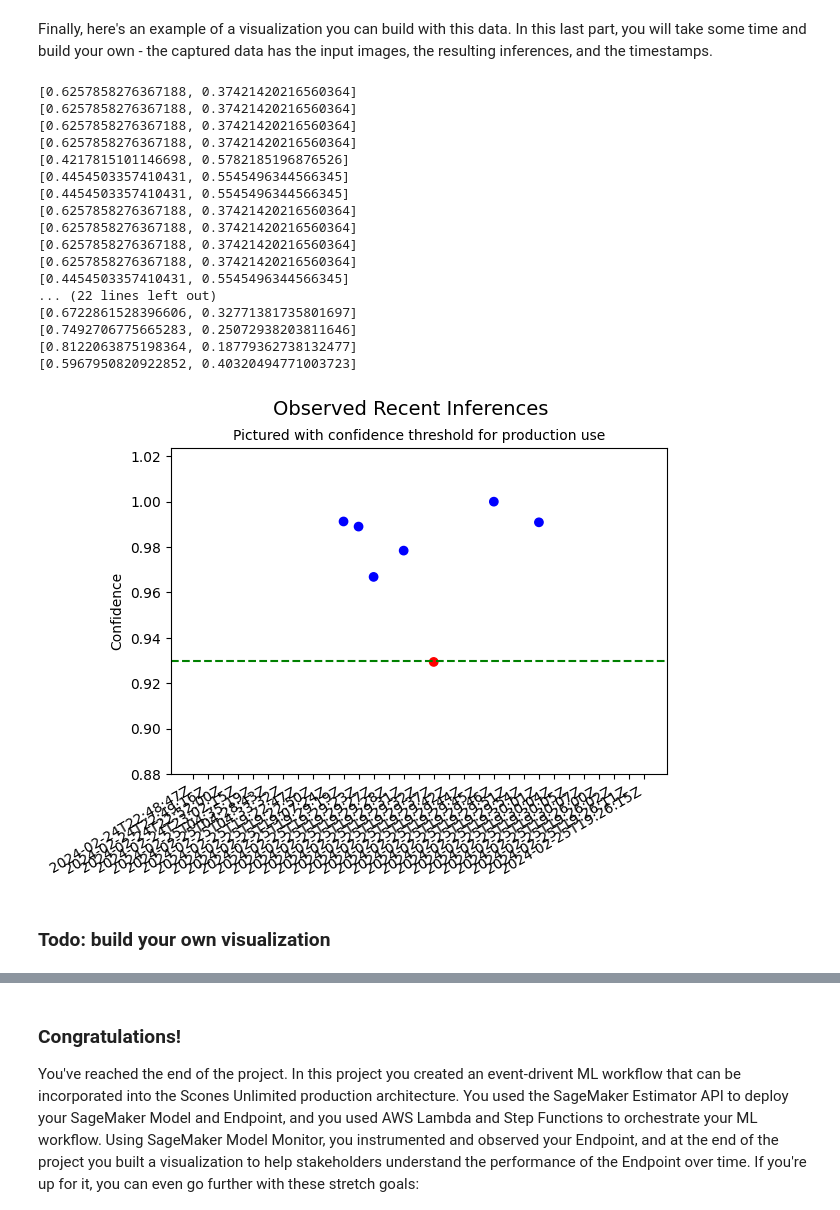
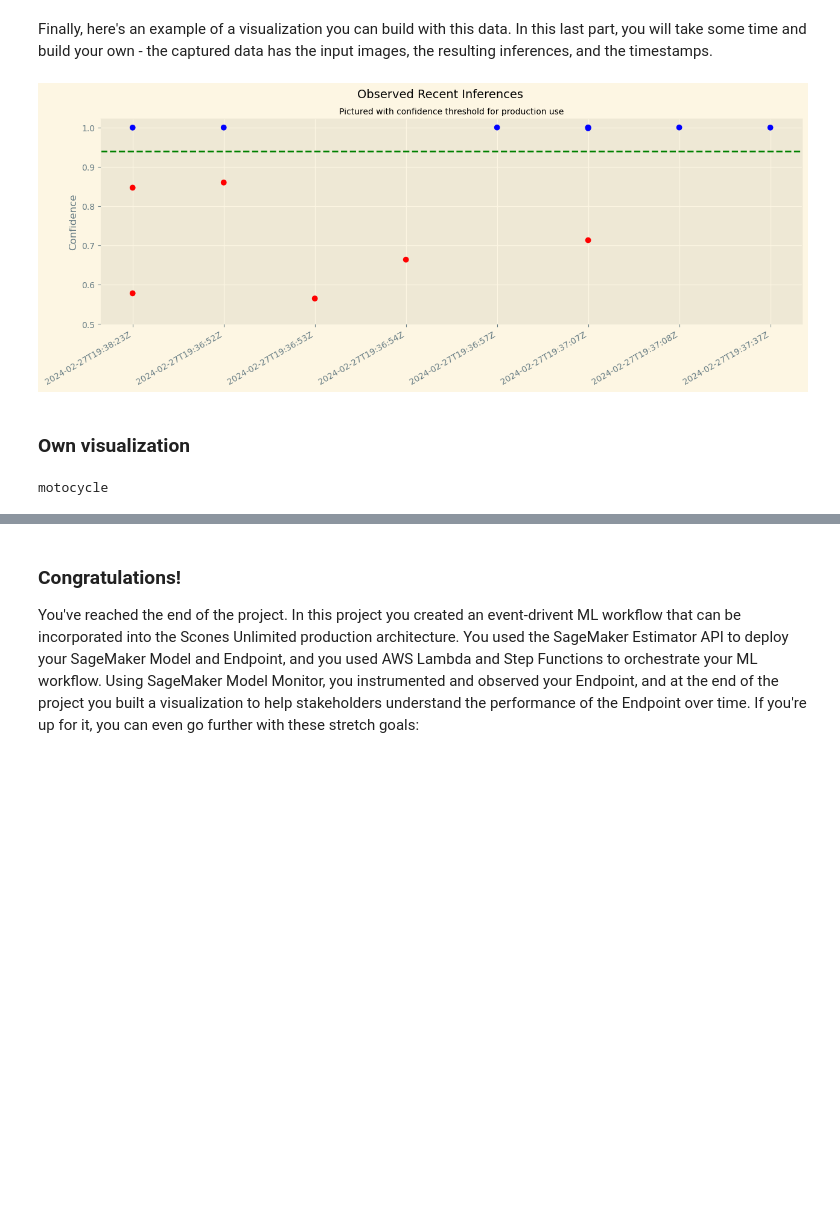
Before and after one commit to emugabi/nd009t-c2-CIFAR-project-submission, a Jupyter notebook: starter.ipynb, the cells around one changed output, grey strips where cells are left out. Saved outputs shown, nothing was run; the diff lists cells and outputs as text; code cells hidden in the pictures; blank space fills up the shorter version.

Commit message:
Submission version 2: custom visuals. Immproved validation accuracy

```diff
--- a/starter.ipynb
+++ b/starter.ipynb
@@ -419,8 +455,8 @@ We can also set a few key hyperparameters and define the inputs for our model:
 # %%
 img_classifier_model.set_hyperparameters(
     image_shape='3,32,32', # TODO: Fill in
-    num_classes=2, # TODO: Fill in
-    num_training_samples= 200# TODO: fill in
+    num_classes=2, #
+    num_training_samples= 1000
 )
 # %% [markdown]
 The `image-classification` image uses four input channels with very specific input parameters. For convenience, we've provided them below:
@@ -524,14 +560,18 @@ In the code snippet below we are going to prepare one of your saved images for p
 # %%
 from sagemaker.serializers import IdentitySerializer
 import base64
+import glob
+import random
 
 predictor.serializer = IdentitySerializer("image/png")
-with open("./test/bicycle_s_001789.png", "rb") as f:
-    payload = f.read()
 
-## TODO: Process the payload with your predictor
+test_files = glob.glob(os.path.join("./test/", '*.png'))
 
-inference = predictor.predict(
-    payload,
-    #{"ContentType": "application/x-image", "Accept": "application/json;verbose"}
-)
+for i in range(0, 10):
+        # Grab any random object key from that folder!
+        obj = random.choice([x for x in test_files])
+
+        with open(obj, "rb") as f:
+            payload = f.read()
+            inference = predictor.predict(payload)
+            print(f"{obj} => {inference}")
@@ -806,7 +863,8 @@ The data should now be a list of dictionaries, with significant nesting. We'll g
 def simple_getter(obj):
     inferences = obj["captureData"]["endpointOutput"]["data"]
     timestamp = obj["eventMetadata"]["inferenceTime"]
-    return json.loads(inferences), timestamp
+    b64 = obj["captureData"]["endpointInput"]["data"]
+    return json.loads(inferences), timestamp, b64
 
 #simple_getter(json_data[0])
 # %%
@@ -830,47 +886,51 @@ Finally, here's an example of a visualization you can build with this data. In t
 # %%
 import matplotlib.pyplot as plt
 
 # Populate the data for the x and y axis
 x = []
 y = []
 for obj in json_data_from_file:
-    inference, timestamp = simple_getter(obj)
-    print(inference)
+    inference, timestamp, b64 = simple_getter(obj)
     y.append(max(inference))
     x.append(timestamp)
 
 # Todo: here is an visualization example, take some time to build another visual that helps monitor the result
 # Plot the data
+plt.figure(figsize=(15,5))
 plt.scatter(x, y, c=['r' if k<.94 else 'b' for k in y ])
-plt.axhline(y=0.93, color='g', linestyle='--')
-plt.ylim(bottom=.88) #removed to show the poor predictions in the chart
+plt.axhline(y=0.94, color='g', linestyle='--')
+plt.ylim(bottom=.50)
 
 # Add labels
 plt.ylabel("Confidence")
 plt.suptitle("Observed Recent Inferences", size=14)
 plt.title("Pictured with confidence threshold for production use", size=10)
 
 # Give it some pizzaz!
 plt.style.use("Solarize_Light2")
 plt.gcf().autofmt_xdate()
 # %% [output]
-[0.6257858276367188, 0.37421420216560364]
-[0.6257858276367188, 0.37421420216560364]
-[0.6257858276367188, 0.37421420216560364]
-[0.6257858276367188, 0.37421420216560364]
-[0.4217815101146698, 0.5782185196876526]
-[0.4454503357410431, 0.5545496344566345]
-[0.4454503357410431, 0.5545496344566345]
-[0.6257858276367188, 0.37421420216560364]
-[0.6257858276367188, 0.37421420216560364]
-[0.6257858276367188, 0.37421420216560364]
-[0.6257858276367188, 0.37421420216560364]
-[0.4454503357410431, 0.5545496344566345]
-... (22 lines left out)
-[0.6722861528396606, 0.32771381735801697]
-[0.7492706775665283, 0.25072938203811646]
-[0.8122063875198364, 0.18779362738132477]
-[0.5967950820922852, 0.40320494771003723]
-[figure, old version]
+[figure, new version]
-# %% [markdown]
-### Todo: build your own visualization
+# %% [markdown]
+### Own visualization
+# %%
+threshold_accuracy = 0.94
+
+def getImageClass(obj):
+    # get the prediction;
+    predResult = obj[0]
+
+    if (predResult[0] > predResult[1] and predResult[0] >= threshold_accuracy):
+        imgClass = 'bicycle'
+    elif (predResult[1] > predResult[0] and predResult[1] >= threshold_accuracy):
+        imgClass = 'motocycle'
+    else:
+        imgClass = 'N/A'
+
+    return imgClass
+
+
+obj = simple_getter(json_data_from_file[0])
+print(getImageClass(obj))
+# %% [output]
+motocycle
```
Also changed, not shown: parts of 20 cells of this notebook, 8 other files.
